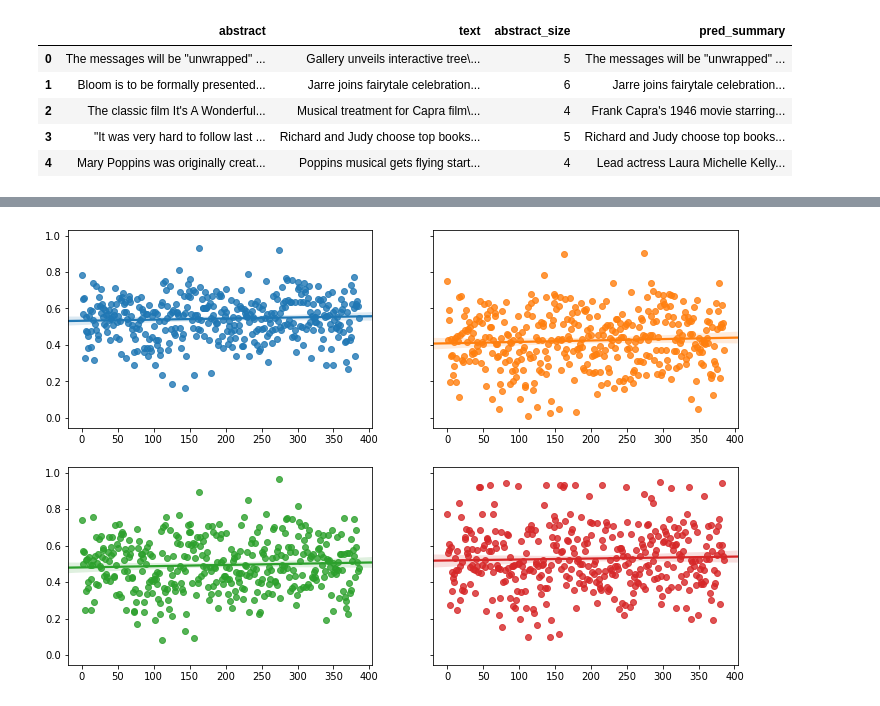
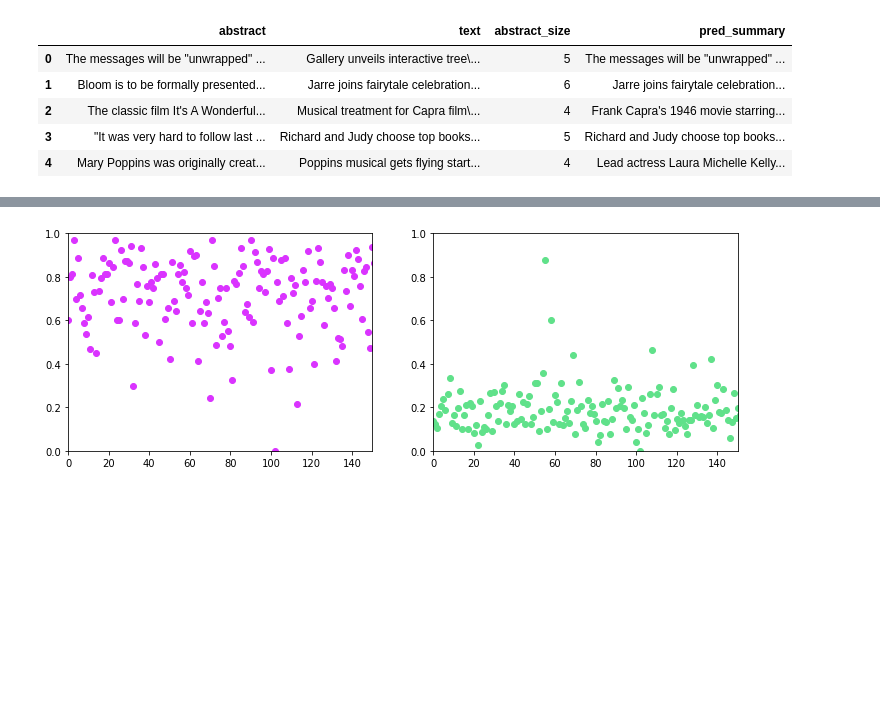
Before and after one commit to mjvsilva/final-project, a Jupyter notebook: your-project/mvp.ipynb, the cells around one changed output, grey strips where cells are left out. Drawn from its saved outputs; the diff is of its cells as text; code cells hidden in the pictures; blank space fills up the shorter version.

```diff
--- a/your-project/mvp.ipynb
+++ b/your-project/mvp.ipynb
@@ -327,3 +348,6 @@ df2.head()
 | 4 | Mary Poppins was originally creat... | Poppins musical gets flying start... | 4 | Lead actress Laura Michelle Kelly... |
 # %%
 df2.to_csv("data/bbc_with_predicted_summaries.csv")
+# %%
+df2 = pd.read_csv("data/bbc_with_predicted_summaries.csv", index_col=0)
+df2.head()
@@ -340,0 +442,3 @@ df2.head()
+# %%
+df3 = pd.read_csv("data/kaggle_with_predicted_summaries.csv", index_col=0)
+df3.head()
@@ -340,0 +452,4 @@ df2.head()
+# %%
+df3["pred_summary_score"] = df3.apply(lambda x: score(x["pred_summary"], x["abstract"]), axis=1)
+df3["my_pred_summary_score"] = df3.apply(lambda x: get_rouge_score(x["pred_summary"], x["abstract"]), axis=1)
+df3.head()
@@ -341,22 +463,33 @@ df2.head()
 # %%
-rouge1_2 = [a[0] for a in df2["pred_summary_score"].values]
-rouge2_2 = [a[1] for a in df2["pred_summary_score"].values]
+rouge1_2 = [a[0] for a in df3["pred_summary_score"].values]
+rouge2_2 = [a[1] for a in df3["pred_summary_score"].values]
 
-my_precisions_2 = [a[0] for a in df2["my_pred_summary_score"].values]
-my_recalls_2 = [a[1] for a in df2["my_pred_summary_score"].values]
-#f2s = [a[2] for a in df2["my_pred_summary_score"].values]
+my_precisions_2 = [a[0] for a in df3["my_pred_summary_score"].values]
+my_recalls_2 = [a[1] for a in df3["my_pred_summary_score"].values]
+#f2s = [a[2] for a in df3["my_pred_summary_score"].values]
 
 x2 = list(range(len(my_precisions_2)))
 # %%
-fig, axs = plt.subplots(2, 2, figsize=(12, 8), sharey=True)
+fig, axs = plt.subplots(1, 2, figsize=(12, 4))
 
-sns.regplot(x2, rouge1_2, scatter=True, ax=axs[0,0])
-sns.regplot(x2, rouge2_2, scatter=True, ax=axs[0,1])
+#sns.regplot(x2, rouge1_2, scatter=True, ax=axs[0,0])
+#sns.regplot(x2, rouge2_2, scatter=True, ax=axs[0,1])
 
-sns.regplot(x2, my_precisions_2, scatter=True, ax=axs[1,0])
-sns.regplot(x2, my_recalls_2, scatter=True, ax=axs[1,1])
-#sns.regplot(x2, f2s2, scatter=True, ax=axs[2])
+axs[0].scatter(x2, my_precisions_2, color='#da33ff')
+axs[0].set_ylim(0,1)
+axs[0].set_xlim(0,150)
+#axs[0].get_xaxis().set_visible(False)
 
+axs[1].scatter(x2, my_recalls_2, color='#60e18a')
+axs[1].set_ylim(0,1)
+axs[1].set_xlim(0,150)
+#axs[1].get_xaxis().set_visible(False)
+
+#sns.regplot(x2, my_precisions_2, scatter=True, ax=axs[1,0])
+#sns.regplot(x2, my_recalls_2, scatter=True, ax=axs[1,1])
+#sns.regplot(x2, f2s, scatter=True, ax=axs[2])
+
+plt.savefig("presentation/ml_kaggle.png")
 plt.show()
 # %% [output]
-[figure, old version]
+[figure, new version]
```
Also changed, not shown: parts of 39 cells of this notebook, 39 other files.
